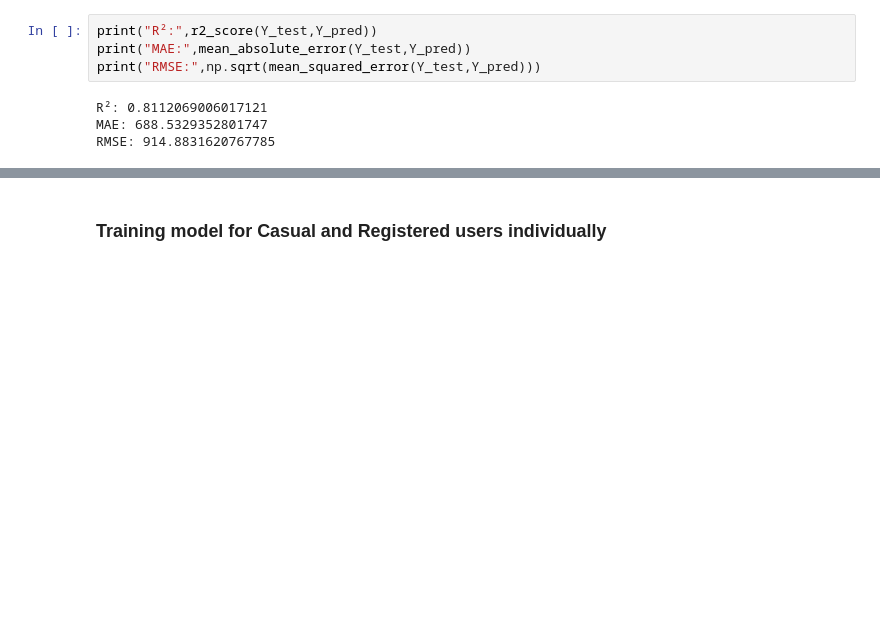
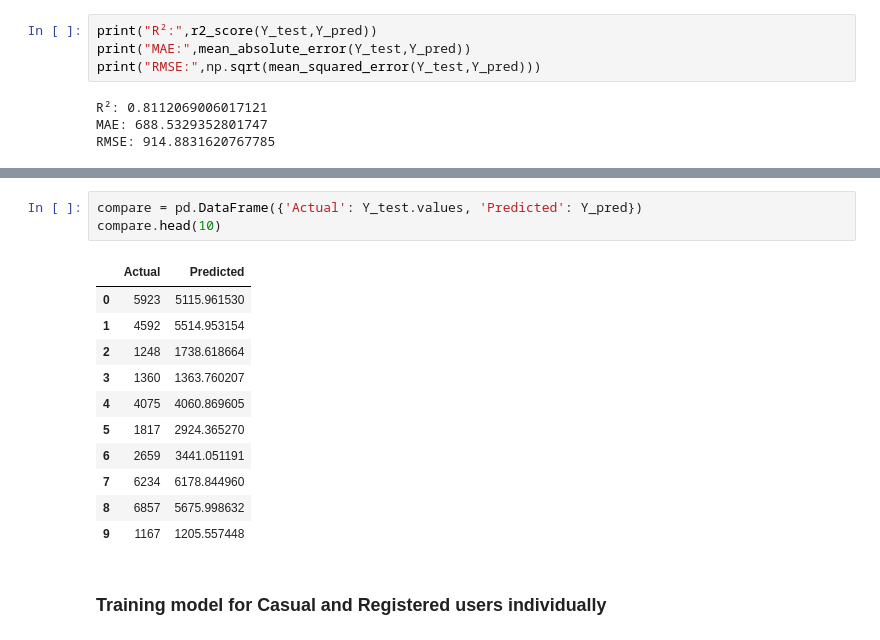
Before and after one commit to royysoans/Predicting-Daily-Bike-Share-Demand, a Jupyter notebook: 1LinReg.ipynb, the cells around one changed output, grey strips where cells are left out. Drawn from its saved outputs; the diff is of its cells as text; blank space fills up the shorter version.

```diff
--- a/1LinReg.ipynb
+++ b/1LinReg.ipynb
@@ -102,3 +113,18 @@ RMSE: 914.8831620767785
+# %%
+compare = pd.DataFrame({'Actual': Y_test.values, 'Predicted': Y_pred})
+compare.head(10)
+# %% [output]
+|  | Actual | Predicted |
+| 0 | 5923 | 5115.961530 |
+| 1 | 4592 | 5514.953154 |
+| 2 | 1248 | 1738.618664 |
+| 3 | 1360 | 1363.760207 |
+| 4 | 4075 | 4060.869605 |
+| 5 | 1817 | 2924.365270 |
+| 6 | 2659 | 3441.051191 |
+| 7 | 6234 | 6178.844960 |
+| 8 | 6857 | 5675.998632 |
+| 9 | 1167 | 1205.557448 |
 # %% [markdown]
 ### Training model for Casual and Registered users individually
 # %%
```
Also changed, not shown: parts of 2 cells of this notebook, 1 other file.
